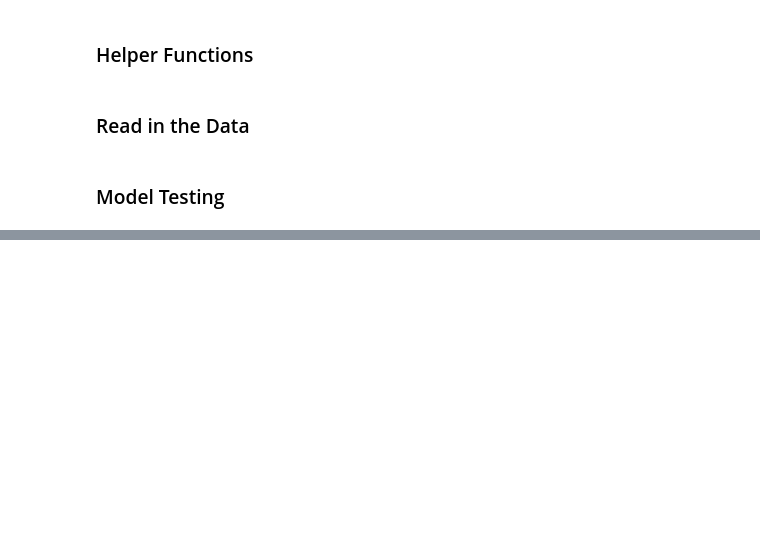
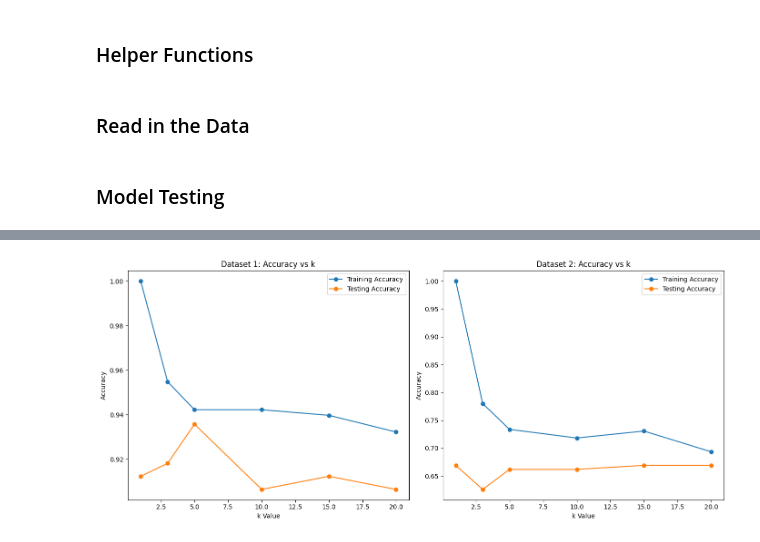
Before and after one commit to NoshinXD/grad_ML_project, a Jupyter notebook: notebooks/Kane Models/KNearestNeighbor.ipynb, the cells around one changed output, grey strips where cells are left out. Cells and saved outputs as stored; diff of their text form; code cells hidden in the pictures; blank space fills up the shorter version.

```diff
--- a/notebooks/Kane Models/KNearestNeighbor.ipynb
+++ b/notebooks/Kane Models/KNearestNeighbor.ipynb
@@ -117,35 +116,29 @@ def load_data(file_path):
 
     with open(file_path, 'r') as file:
         for line in file:
-            # Split the line into tokens based on whitespace separation
             tokens = line.strip().split()
 
-            # Convert "Present" or "Absent" to binary. Assuming this is always the 5th column in the data.
             binary_feature = 1 if tokens[4] == "Present" else 0
 
-            # Replace the "Present"/"Absent" with its binary representation
             tokens[4] = binary_feature
 
-            # All tokens except the last are features (convert all to floats)
             features = [float(token) for token in tokens[:-1]]
 
-            # The last token is the label (convert to int)
             label = int(tokens[-1])
 
-            # Add the feature vector and label to the data lists
             data.append(features)
             labels.append(label)
 
     return data, labels
 
 
-dataset1 = './project3_dataset1.txt'
-dataset2 = './project3_dataset2.txt'
+dataset1 = '../../dataset/project3_dataset1.txt'
+dataset2 = '../../dataset/project3_dataset2.txt'
 
 data1, labels1 = load_data(dataset1)
 data2, labels2 = load_data(dataset2)
 
-# Let's Split our Data into a training and testing set
+# Splitting Data
 training_testing_boundary = .7
 data1Split = int(len(data1) * training_testing_boundary)
 data2Split = int(len(data2) * training_testing_boundary)
@@ -162,11 +155,3 @@ testingLabels1 = labels1[data1Split:]
 testingLabels2 = labels2[data2Split:]
 # %% [markdown]
 <h3>Model Testing</h3>
-# %%
-k_values = [1, 3, 5, 10, 15, 20]  # Example values
-analysis_results = bias_variance_analysis(trainingData1, trainingLabels1, testingData1, testingLabels1, k_values)
-
-for result in analysis_results:
-    print(f"k = {result['k']}")
-    print("Training Performance:", result['train_performance'])
-    print("Testing Performance:", result['test_performance'])
@@ -191,0 +158,51 @@ Testing Performance: {'accuracy': 0.9064327485380117, 'precision': 0.91935483870
+# %%
+k_values = [1, 3, 5, 10, 15, 20]
+analysis1_results = bias_variance_analysis(trainingData1, trainingLabels1, testingData1, testingLabels1, k_values)
+analysis2_results = bias_variance_analysis(trainingData2, trainingLabels2, testingData2, testingLabels2, k_values)
+
+for result in analysis1_results:
+    print(f"k = {result['k']}")
+    print("Training Performance:", result['train_performance'])
+    print("Testing Performance:", result['test_performance'])
+
+
+
+for result in analysis2_results:
+    print(f"k = {result['k']}")
+    print("Training Performance:", result['train_performance'])
+    print("Testing Performance:", result['test_performance'])
+
+
+# Training and Testing Accuracies for the first dataset
+training_accuracy_1 = [1.0, 0.9548, 0.9422, 0.9422, 0.9397, 0.9322]
+testing_accuracy_1 = [0.9123, 0.9181, 0.9357, 0.9064, 0.9123, 0.9064]
+
+# Training and Testing Accuracies for the second dataset
+training_accuracy_2 = [1.0, 0.7802, 0.7337, 0.7183, 0.7307, 0.6935]
+testing_accuracy_2 = [0.6691, 0.6259, 0.6619, 0.6619, 0.6691, 0.6691]
+
+# Create plots
+plt.figure(figsize=(14, 6))
+
+# Plot for the first dataset
+plt.subplot(1, 2, 1)
+plt.plot(k_values, training_accuracy_1, label='Training Accuracy', marker='o')
+plt.plot(k_values, testing_accuracy_1, label='Testing Accuracy', marker='o')
+plt.title('Dataset 1: Accuracy vs k')
+plt.xlabel('k Value')
+plt.ylabel('Accuracy')
+plt.legend()
+
+# Plot for the second dataset
+plt.subplot(1, 2, 2)
+plt.plot(k_values, training_accuracy_2, label='Training Accuracy', marker='o')
+plt.plot(k_values, testing_accuracy_2, label='Testing Accuracy', marker='o')
+plt.title('Dataset 2: Accuracy vs k')
+plt.xlabel('k Value')
+plt.ylabel('Accuracy')
+plt.legend()
+
+# Show plots
+plt.tight_layout()
+plt.show()
+# %% [output]
@@ -191,0 +226 @@ Testing Performance: {'accuracy': 0.9064327485380117, 'precision': 0.91935483870
+[figure, added]
```
Also changed, not shown: parts of 4 cells of this notebook, 5 other files.
